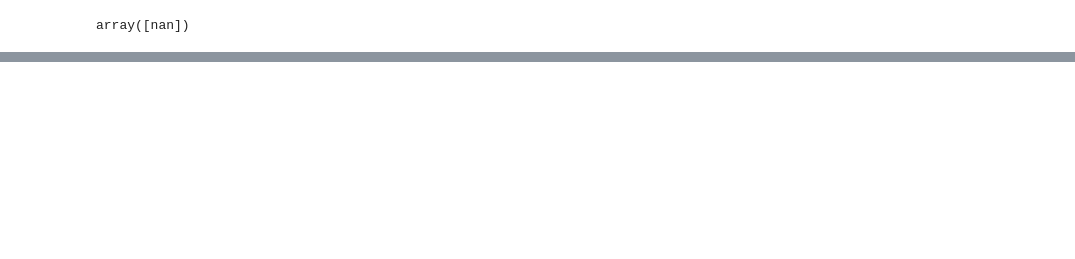
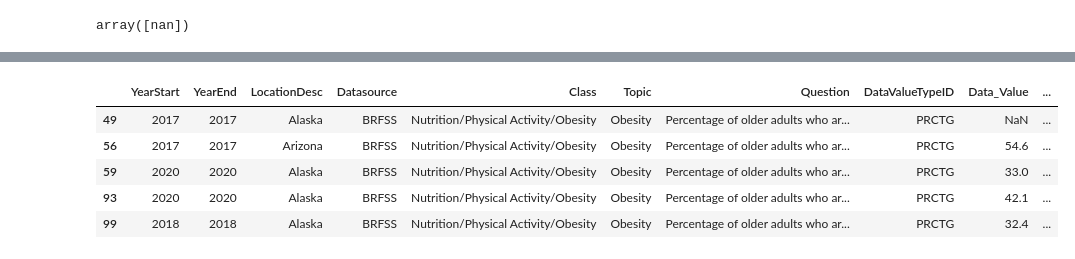
Before and after one commit to saira2911/promoG-modulo4-sprint2-pairprogramming-BEATRIZ_NEREA_SAIRA, a Jupyter notebook: Limpieza copy.ipynb, the cells around one changed output, grey strips where cells are left out. Saved outputs shown, nothing was run; the diff lists cells and outputs as text; code cells hidden in the pictures; blank space fills up the shorter version.

```diff
--- a/Limpieza copy.ipynb
+++ b/Limpieza copy.ipynb
@@ -169,0 +183,9 @@ Index(['YearEnd', 'LocationDesc', 'Datasource', 'Class', 'Topic', 'Question',
+# %%
+df[df["Question"] == "Percentage of older adults who are currently obese, with a body mass index (BMI) of 30 or more"].head()
+# %% [output]
+|  | YearStart | YearEnd | LocationDesc | Datasource | Class | Topic | Question | DataValueTypeID | Data_Value | ... |
+| 49 | 2017 | 2017 | Alaska | BRFSS | Nutrition/Physical Activity/Obesity | Obesity | Percentage of older adults who ar... | PRCTG | NaN | ... |
+| 56 | 2017 | 2017 | Arizona | BRFSS | Nutrition/Physical Activity/Obesity | Obesity | Percentage of older adults who ar... | PRCTG | 54.6 | ... |
+| 59 | 2020 | 2020 | Alaska | BRFSS | Nutrition/Physical Activity/Obesity | Obesity | Percentage of older adults who ar... | PRCTG | 33.0 | ... |
+| 93 | 2020 | 2020 | Alaska | BRFSS | Nutrition/Physical Activity/Obesity | Obesity | Percentage of older adults who ar... | PRCTG | 42.1 | ... |
+| 99 | 2018 | 2018 | Alaska | BRFSS | Nutrition/Physical Activity/Obesity | Obesity | Percentage of older adults who ar... | PRCTG | 32.4 | ... |
```
Also changed, not shown: parts of 19 cells of this notebook.
